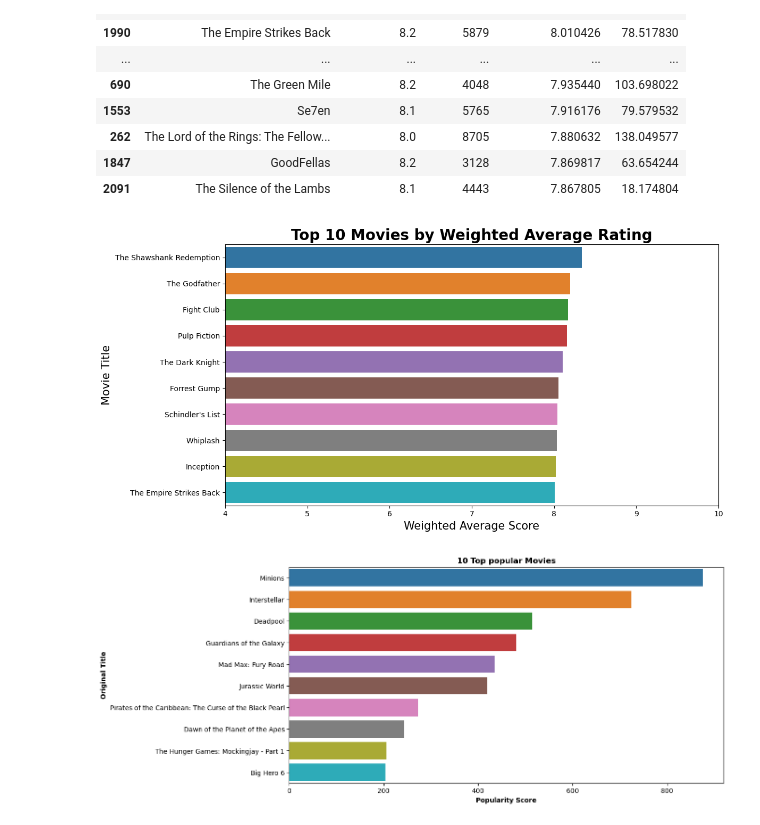
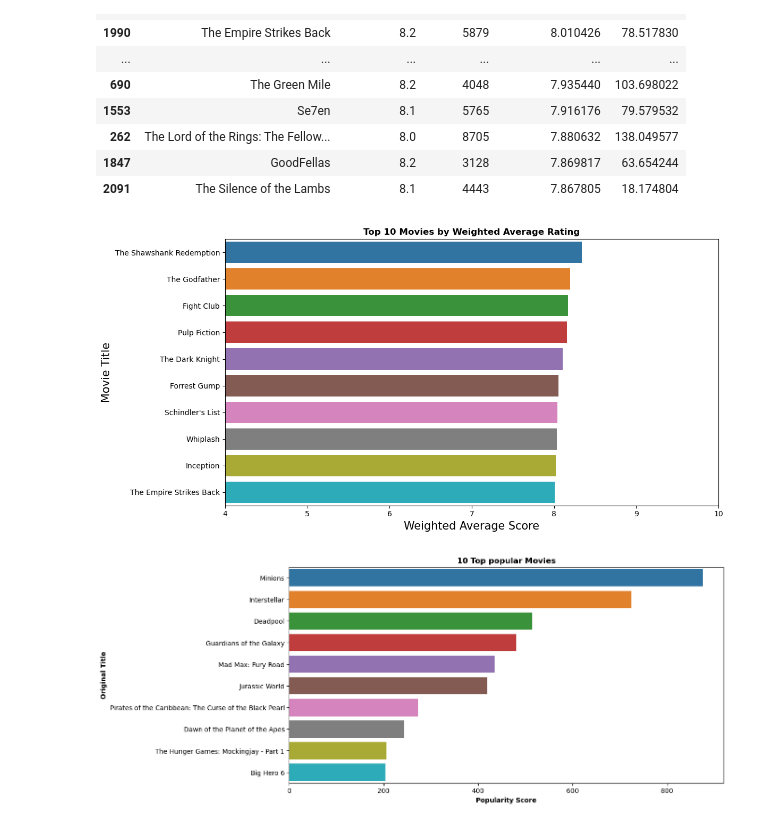
Before and after one commit to Thomasayanfeoluwa/Recommendation-Systems, a Jupyter notebook: weighted.ipynb, the cells around one changed output. Drawn from its saved outputs; the diff is of its cells as text; code cells hidden in the pictures.

Commit message:
movies normalized

```diff
--- a/weighted.ipynb
+++ b/weighted.ipynb
@@ -143,28 +143,28 @@ df_movies_sorted_ranking[["original_title", "vote_average", "vote_count", "weigh
 # %%
 import matplotlib.pyplot as plt
 import seaborn as sns
 import warnings
 warnings.filterwarnings('ignore')
 
 # Select top 10
 top10 = (df_movies_sorted_ranking.sort_values("weighted_average", ascending=False).head(10))
 colors = sns.color_palette("tab10", n_colors=10)
 plt.figure(figsize=(12, 6))
 ax = sns.barplot(
     data=top10,
     x="weighted_average",
     y="original_title",
     palette=colors
 )
 plt.xlim(4, 10)
-plt.title("Top 10 Movies by Weighted Average Rating", weight="bold", fontsize=20)
+plt.title("Top 10 Movies by Weighted Average Rating", weight="bold")
 plt.xlabel("Weighted Average Score", fontsize=15)
 plt.ylabel("Movie Title", fontsize=15)
 plt.tight_layout()
 plt.savefig("best_weighted_average_movies.png")
 plt.show()
 # %% [output]
-[figure, old version]
+[figure, new version]
 # %%
 import matplotlib.pyplot as plt
 import seaborn as sns
```
Also changed, not shown: parts of 4 cells of this notebook, 1 other file.
